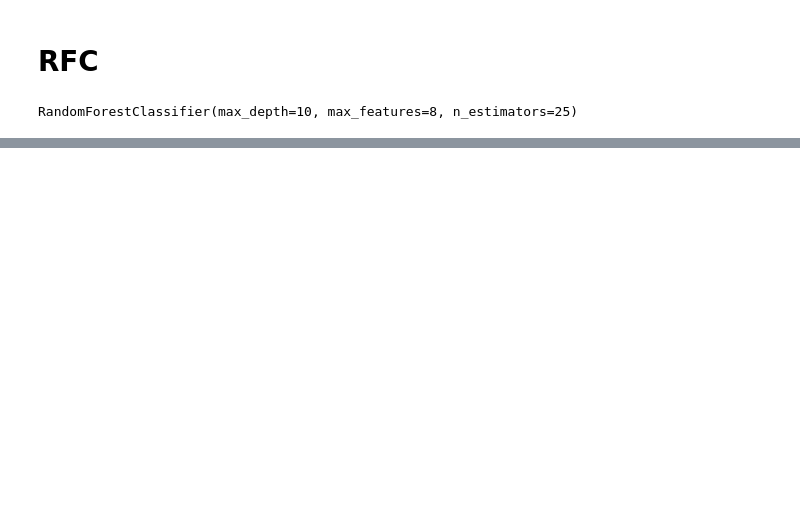
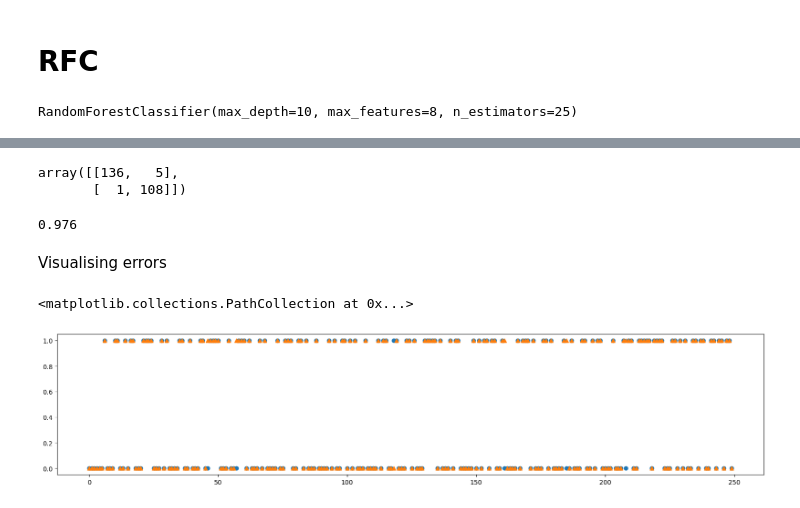
Before and after one commit to MahyarFardin/Ad-click-prediction, a Jupyter notebook: Ad_ClickedOrNot.ipynb, the cells around one changed output, grey strips where cells are left out. Cells and saved outputs as stored; diff of their text form; code cells hidden in the pictures; blank space fills up the shorter version.

```diff
--- a/Ad_ClickedOrNot.ipynb
+++ b/Ad_ClickedOrNot.ipynb
@@ -266,0 +292,2 @@ Epoch 30/30
+# %%
+y_prediction_model = model.predict(xtest_scaled)
@@ -266,0 +296,20 @@ Epoch 30/30
+# %%
+y_prediction_model = [np.argmax(x) for x in y_prediction_model]
+# %%
+confusion_matrix(y_prediction_model, ytest)
+# %% [output]
+array([[136,   5],
+       [  1, 108]])
+# %%
+1 - mean_absolute_error(y_prediction_model, ytest)
+# %% [output]
+0.976
+# %% [markdown]
+Visualising errors
+# %%
+plt.figure(figsize = (20, 4))
+plt.scatter(x = range(250), y = y_prediction_model, marker = "o")
+plt.scatter(x = range(250), y = ytest, marker = "^")
+# %% [output]
+<matplotlib.collections.PathCollection at 0x...>
+[figure, added]
```
Also changed, not shown: parts of 13 cells of this notebook.
